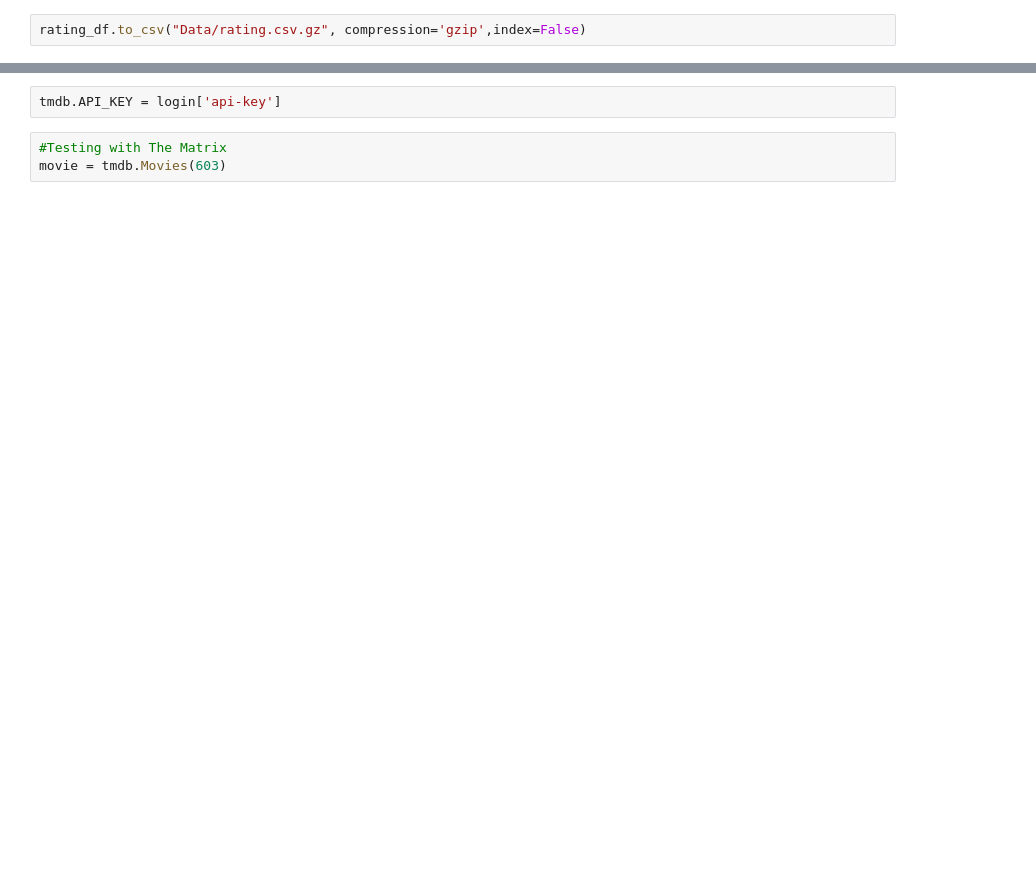
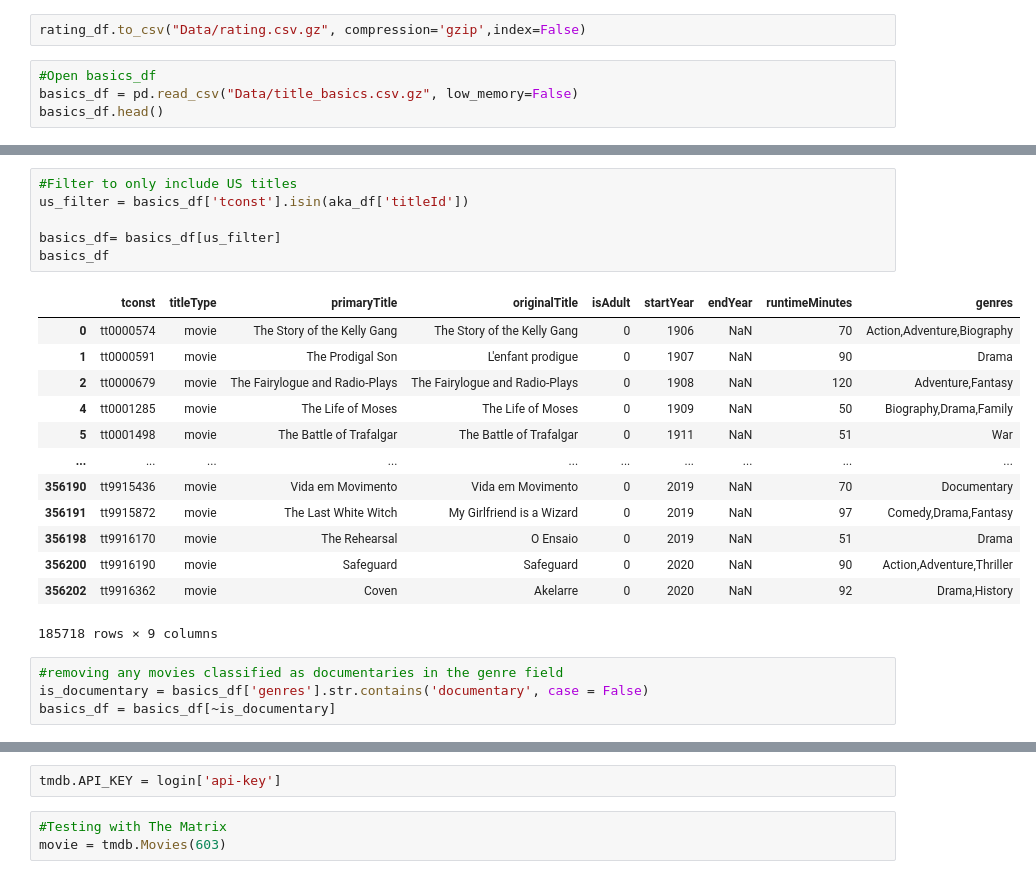
Before and after one commit to rommeljpadilla/imdb, a Jupyter notebook: TMDB.ipynb, the cells around one changed output, grey strips where cells are left out. Saved outputs shown, nothing was run; the diff lists cells and outputs as text; blank space fills up the shorter version.

```diff
--- a/TMDB.ipynb
+++ b/TMDB.ipynb
@@ -137,2 +168,6 @@ memory usage: 28.5+ MB
 # %%
 rating_df.to_csv("Data/rating.csv.gz", compression='gzip',index=False)
+# %%
+#Open basics_df
+basics_df = pd.read_csv("Data/title_basics.csv.gz", low_memory=False)
+basics_df.head()
@@ -138,0 +181,24 @@ rating_df.to_csv("Data/rating.csv.gz", compression='gzip',index=False)
+# %%
+#Filter to only include US titles
+us_filter = basics_df['tconst'].isin(aka_df['titleId'])
+
+basics_df= basics_df[us_filter]
+basics_df
+# %% [output]
+|  | tconst | titleType | primaryTitle | originalTitle | isAdult | startYear | endYear | runtimeMinutes | genres |
+| 0 | tt0000574 | movie | The Story of the Kelly Gang | The Story of the Kelly Gang | 0 | 1906 | NaN | 70 | Action,Adventure,Biography |
+| 1 | tt0000591 | movie | The Prodigal Son | L'enfant prodigue | 0 | 1907 | NaN | 90 | Drama |
+| 2 | tt0000679 | movie | The Fairylogue and Radio-Plays | The Fairylogue and Radio-Plays | 0 | 1908 | NaN | 120 | Adventure,Fantasy |
+| 4 | tt0001285 | movie | The Life of Moses | The Life of Moses | 0 | 1909 | NaN | 50 | Biography,Drama,Family |
+| 5 | tt0001498 | movie | The Battle of Trafalgar | The Battle of Trafalgar | 0 | 1911 | NaN | 51 | War |
+| ... | ... | ... | ... | ... | ... | ... | ... | ... | ... |
+| 356190 | tt9915436 | movie | Vida em Movimento | Vida em Movimento | 0 | 2019 | NaN | 70 | Documentary |
+| 356191 | tt9915872 | movie | The Last White Witch | My Girlfriend is a Wizard | 0 | 2019 | NaN | 97 | Comedy,Drama,Fantasy |
+| 356198 | tt9916170 | movie | The Rehearsal | O Ensaio | 0 | 2019 | NaN | 51 | Drama |
+| 356200 | tt9916190 | movie | Safeguard | Safeguard | 0 | 2020 | NaN | 90 | Action,Adventure,Thriller |
+| 356202 | tt9916362 | movie | Coven | Akelarre | 0 | 2020 | NaN | 92 | Drama,History |
+185718 rows × 9 columns
+# %%
+#removing any movies classified as documentaries in the genre field
+is_documentary = basics_df['genres'].str.contains('documentary', case = False)
+basics_df = basics_df[~is_documentary]
```
Also changed, not shown: parts of 17 cells of this notebook, 3 other files.
